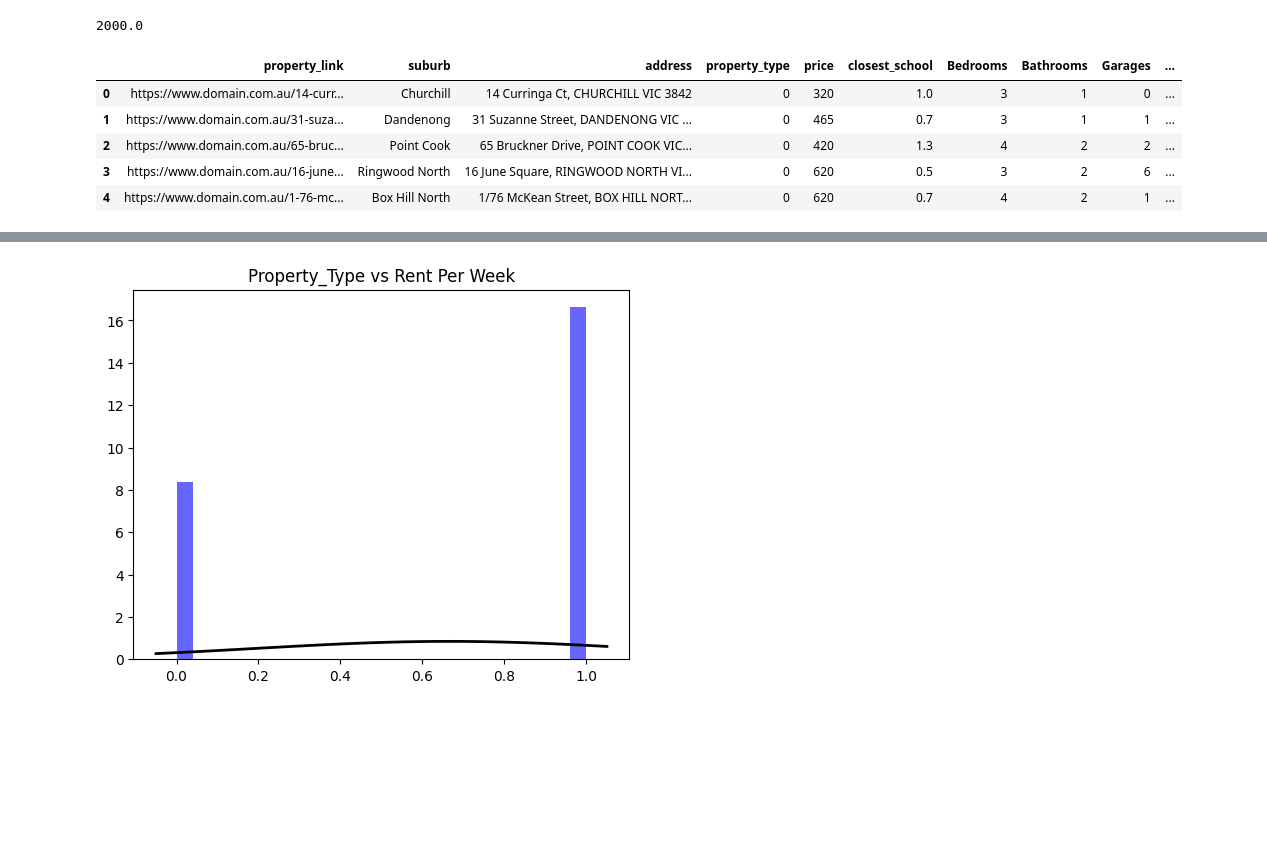
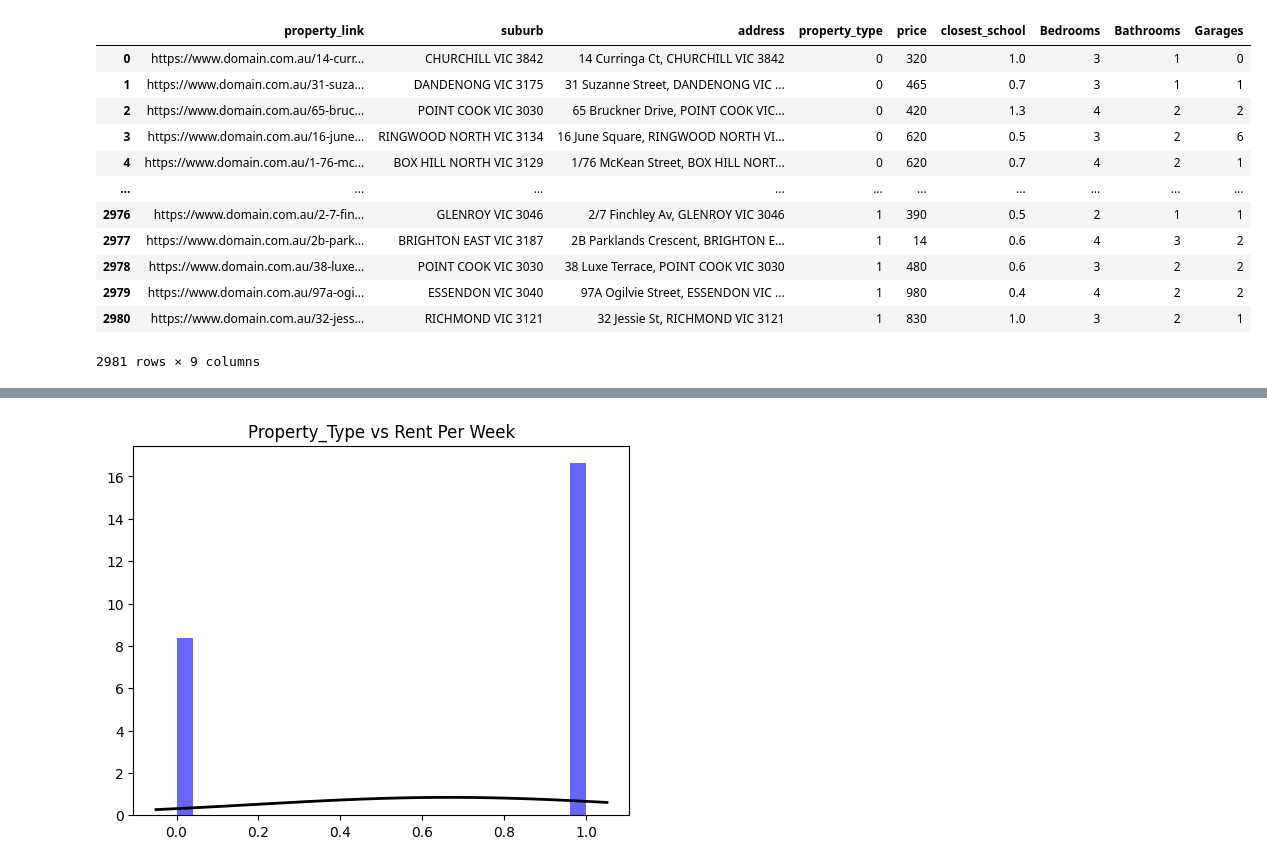
Before and after one commit to MAST30034-Applied-Data-Science/generic-real-estate-consulting-project-group-29, a Jupyter notebook: notebooks/Feature_Analysis-1.ipynb, the cells around one changed output, grey strips where cells are left out. Drawn from its saved outputs; the diff is of its cells as text; code cells hidden in the pictures; blank space fills up the shorter version.

```diff
--- a/notebooks/Feature_Analysis.ipynb
+++ b/notebooks/Feature_Analysis-1.ipynb
@@ -8,51 +8,27 @@ from scipy.stats import linregress
 import seaborn as sns
 from scipy.stats import norm
 import numpy as np
-# %%
-# Preprocessed Rental Properties Dataset
-df = pd.read_csv('../data/curated/Curated_Rental_Property_Data.csv')
-
-cbd_proximity_df = pd.read_csv('../data/curated/distance_to_CBD.csv')
-cbd_proximity = cbd_proximity_df['0']
-
-train_station_proximity_df = pd.read_csv('../data/curated/distance_to_trainstation.csv')
-train_station_proximity = train_station_proximity_df['0']
-float_train_station_proximity = []
-for i in train_station_proximity:
-    # For properties with Null value assign distance = 2000 as this was the maximum range searched
-    if i == 'None':
-        i = float("2000")
-    float_train_station_proximity.append(float(i))
-
-print(max(float_train_station_proximity))
-df['cbd_proximity'] = cbd_proximity
-df['train_station_proximity'] = float_train_station_proximity
-
-# Clean Suburb Column
-
-import re
-
-cleaned_suburbs = []
-for i in df['suburb']:
-    suburb = re.sub('VIC \d+', '', i)
-    cleaned_suburbs.append(suburb.title())
-
-df['suburb'] = cleaned_suburbs
-# %% [output]
-2000.0
+# %%
+# Preprocessed Rental Properties Dataset
+df = pd.read_csv('Curated_Rental_Property_Data.csv')
 # %%
+df.head()
 df = df.drop(columns="Unnamed: 0")
-df = df.drop(columns="Unnamed: 0.1")
-
-df.to_csv("../data/curated/Extended_Rental_Property_Data.csv")
-display(df.head())
+df
 # %% [output]
-|  | property_link | suburb | address | property_type | price | closest_school | Bedrooms | Bathrooms | Garages | ... |
-| 0 | https://www.domain.com.au/14-curr... | Churchill | 14 Curringa Ct, CHURCHILL VIC 3842 | 0 | 320 | 1.0 | 3 | 1 | 0 | ... |
-| 1 | https://www.domain.com.au/31-suza... | Dandenong | 31 Suzanne Street, DANDENONG VIC ... | 0 | 465 | 0.7 | 3 | 1 | 1 | ... |
-| 2 | https://www.domain.com.au/65-bruc... | Point Cook | 65 Bruckner Drive, POINT COOK VIC... | 0 | 420 | 1.3 | 4 | 2 | 2 | ... |
-| 3 | https://www.domain.com.au/16-june... | Ringwood North | 16 June Square, RINGWOOD NORTH VI... | 0 | 620 | 0.5 | 3 | 2 | 6 | ... |
-| 4 | https://www.domain.com.au/1-76-mc... | Box Hill North | 1/76 McKean Street, BOX HILL NORT... | 0 | 620 | 0.7 | 4 | 2 | 1 | ... |
+|  | property_link | suburb | address | property_type | price | closest_school | Bedrooms | Bathrooms | Garages |
+| 0 | https://www.domain.com.au/14-curr... | CHURCHILL VIC 3842 | 14 Curringa Ct, CHURCHILL VIC 3842 | 0 | 320 | 1.0 | 3 | 1 | 0 |
+| 1 | https://www.domain.com.au/31-suza... | DANDENONG VIC 3175 | 31 Suzanne Street, DANDENONG VIC ... | 0 | 465 | 0.7 | 3 | 1 | 1 |
+| 2 | https://www.domain.com.au/65-bruc... | POINT COOK VIC 3030 | 65 Bruckner Drive, POINT COOK VIC... | 0 | 420 | 1.3 | 4 | 2 | 2 |
+| 3 | https://www.domain.com.au/16-june... | RINGWOOD NORTH VIC 3134 | 16 June Square, RINGWOOD NORTH VI... | 0 | 620 | 0.5 | 3 | 2 | 6 |
+| 4 | https://www.domain.com.au/1-76-mc... | BOX HILL NORTH VIC 3129 | 1/76 McKean Street, BOX HILL NORT... | 0 | 620 | 0.7 | 4 | 2 | 1 |
+| ... | ... | ... | ... | ... | ... | ... | ... | ... | ... |
+| 2976 | https://www.domain.com.au/2-7-fin... | GLENROY VIC 3046 | 2/7 Finchley Av, GLENROY VIC 3046 | 1 | 390 | 0.5 | 2 | 1 | 1 |
+| 2977 | https://www.domain.com.au/2b-park... | BRIGHTON EAST VIC 3187 | 2B Parklands Crescent, BRIGHTON E... | 1 | 14 | 0.6 | 4 | 3 | 2 |
+| 2978 | https://www.domain.com.au/38-luxe... | POINT COOK VIC 3030 | 38 Luxe Terrace, POINT COOK VIC 3030 | 1 | 480 | 0.6 | 3 | 2 | 2 |
+| 2979 | https://www.domain.com.au/97a-ogi... | ESSENDON VIC 3040 | 97A Ogilvie Street, ESSENDON VIC ... | 1 | 980 | 0.4 | 4 | 2 | 2 |
+| 2980 | https://www.domain.com.au/32-jess... | RICHMOND VIC 3121 | 32 Jessie St, RICHMOND VIC 3121 | 1 | 830 | 1.0 | 3 | 2 | 1 |
+2981 rows × 9 columns
 # %%
 # Visualisation
 y = df.price
```
Also changed, not shown: parts of 10 cells of this notebook, 2 other files.
